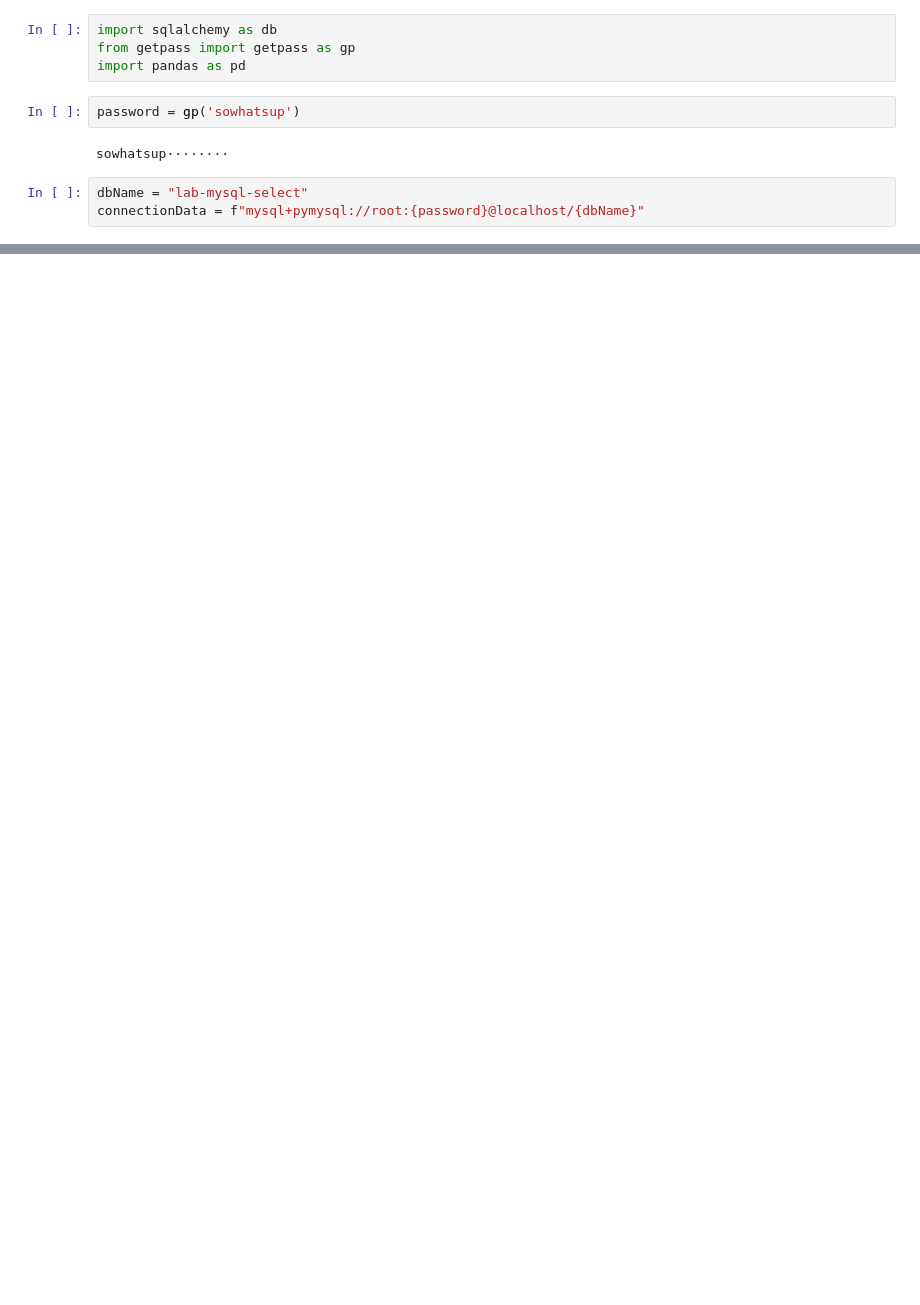
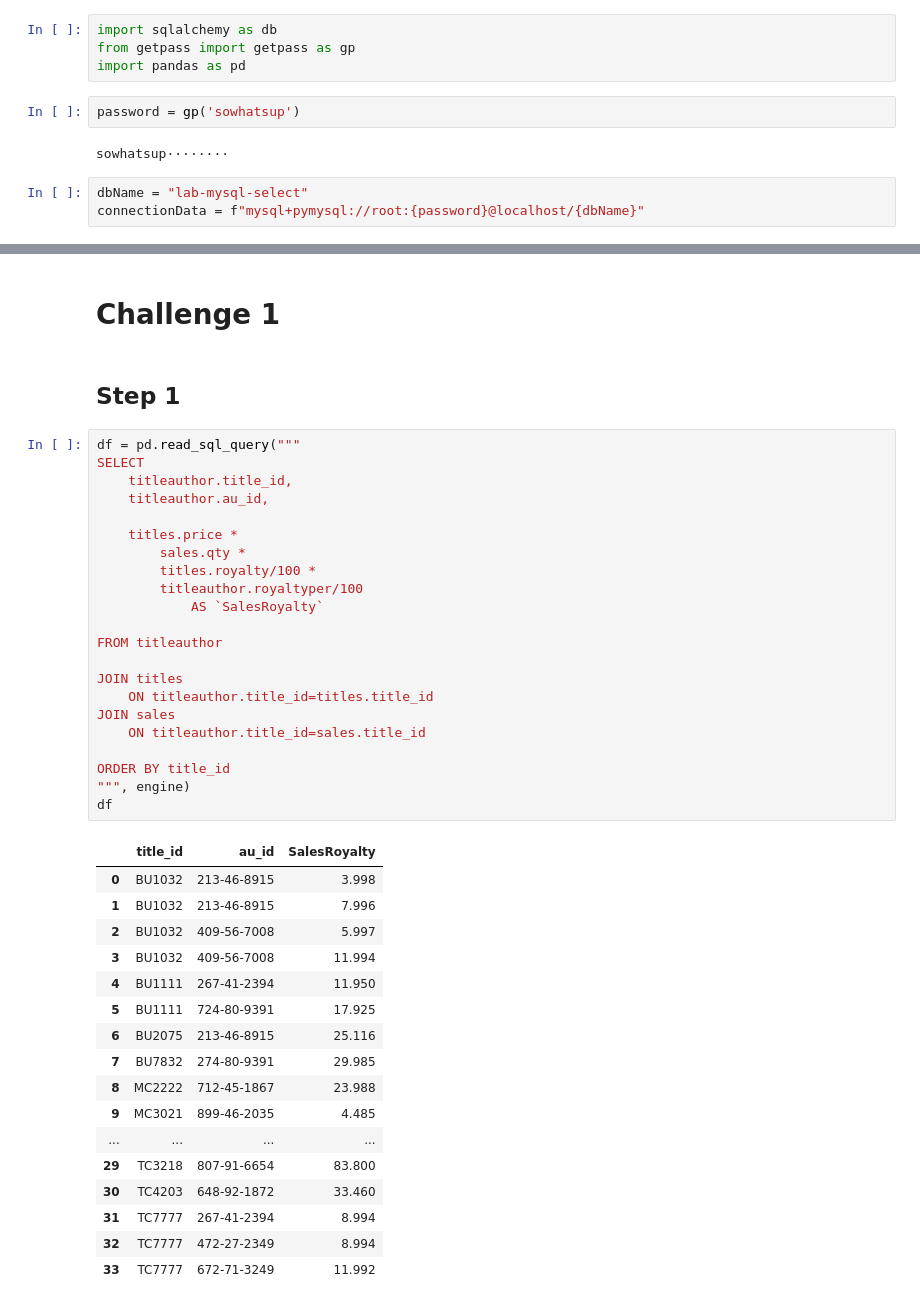
Before and after one commit to rihp/datamad0320, a Jupyter notebook: module-1/lab-advanced-mysql/your-code/solutions.ipynb, the cells around one changed output, grey strips where cells are left out. Cells and saved outputs as stored; diff of their text form; blank space fills up the shorter version.

Commit message:
advances on challenge 1

```diff
--- a/module-1/lab-advanced-mysql/your-code/solutions.ipynb
+++ b/module-1/lab-advanced-mysql/your-code/solutions.ipynb
@@ -39,0 +15,44 @@ df
+# %% [markdown]
+# Challenge 1
+# %% [markdown]
+## Step 1
+# %%
+df = pd.read_sql_query("""
+SELECT
+    titleauthor.title_id,
+    titleauthor.au_id,
+
+    titles.price *
+        sales.qty *
+        titles.royalty/100 *
+        titleauthor.royaltyper/100
+            AS `SalesRoyalty`
+
+FROM titleauthor
+
+JOIN titles
+    ON titleauthor.title_id=titles.title_id
+JOIN sales
+    ON titleauthor.title_id=sales.title_id
+
+ORDER BY title_id
+""", engine)
+df
+# %% [output]
+|  | title_id | au_id | SalesRoyalty |
+| 0 | BU1032 | 213-46-8915 | 3.998 |
+| 1 | BU1032 | 213-46-8915 | 7.996 |
+| 2 | BU1032 | 409-56-7008 | 5.997 |
+| 3 | BU1032 | 409-56-7008 | 11.994 |
+| 4 | BU1111 | 267-41-2394 | 11.950 |
+| 5 | BU1111 | 724-80-9391 | 17.925 |
+| 6 | BU2075 | 213-46-8915 | 25.116 |
+| 7 | BU7832 | 274-80-9391 | 29.985 |
+| 8 | MC2222 | 712-45-1867 | 23.988 |
+| 9 | MC3021 | 899-46-2035 | 4.485 |
+| ... | ... | ... | ... |
+| 29 | TC3218 | 807-91-6654 | 83.800 |
+| 30 | TC4203 | 648-92-1872 | 33.460 |
+| 31 | TC7777 | 267-41-2394 | 8.994 |
+| 32 | TC7777 | 472-27-2349 | 8.994 |
+| 33 | TC7777 | 672-71-3249 | 11.992 |
```
Also changed, not shown: parts of 9 cells of this notebook.
